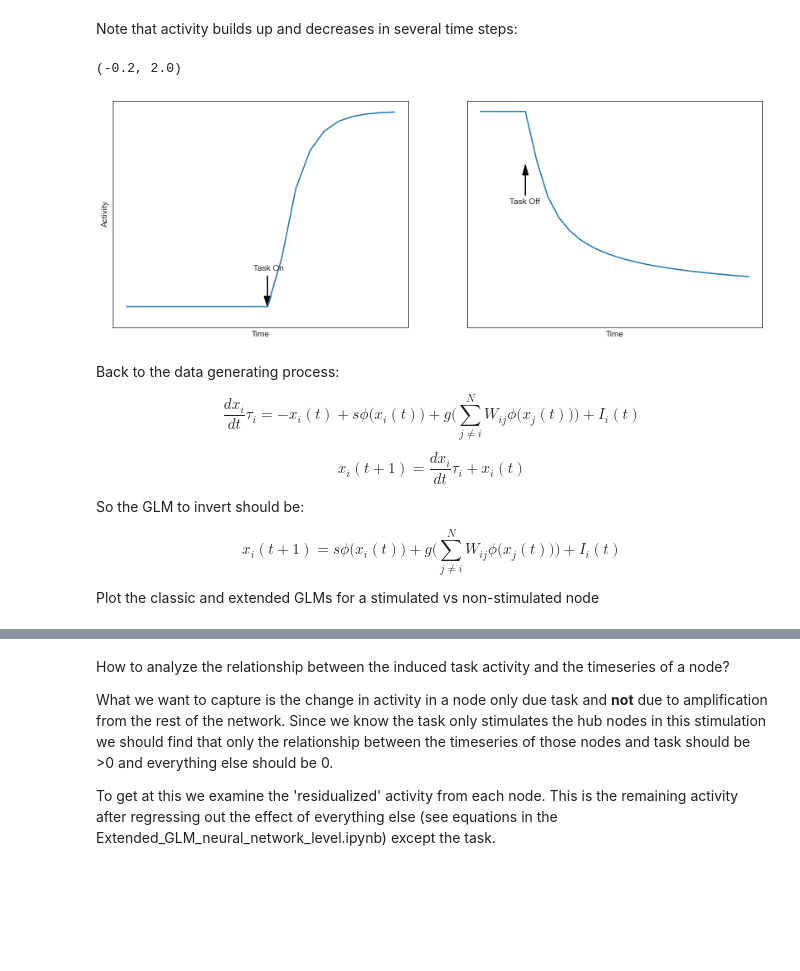
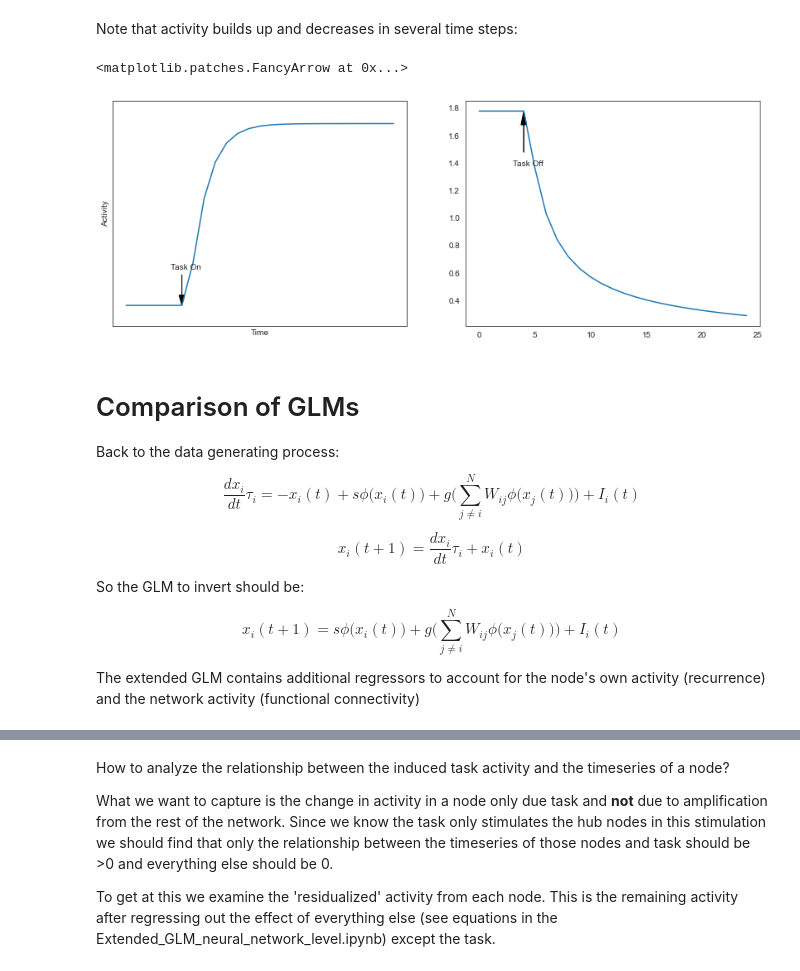
Before and after one commit to zenkavi/NeuralMassModels, a Jupyter notebook: TheoreticalResults/Zenkavi_Simulations/POC_minimal_model.ipynb, the cells around one changed output, grey strips where cells are left out. Cells and saved outputs as stored; diff of their text form; code cells hidden in the pictures; blank space fills up the shorter version.

```diff
--- a/TheoreticalResults/Zenkavi_Simulations/POC_minimal_model.ipynb
+++ b/TheoreticalResults/Zenkavi_Simulations/POC_minimal_model.ipynb
@@ -139,30 +142,38 @@ Note that activity builds up and decreases in several time steps:
 # %%
 plt.rcParams["figure.figsize"][0] = 14
 plt.rcParams["figure.figsize"][1] = 5
 fig, a = plt.subplots(1, 2)
 
+node = 0
+task_on_t = np.where(np.diff(tasktiming) != 0)[0][0]
+task_off_t = np.where(np.diff(tasktiming) != 0)[0][1]
+range_start = 45
+range_end = 70
+plt_ranges = [range(range_start, range_end), range(range_start+50, range_end+50)]
 
-a[0].plot(taskdata[0, 40:60])
-a[0].annotate("Task On", xy=(9, 0.35), xytext=(9, 0.35))
-a[0].arrow(10, 0.3, 0, -0.2, head_width=0.5, head_length=0.1, fc='k', ec='k')
+a[0].plot(taskdata[node, plt_ranges[0]])
+a[0].annotate("Task On", xy=(task_on_t - range_start-1, 0.35), xytext=(task_on_t - range_start-1, 0.35))
+a[0].arrow(task_on_t - range_start, 0.3, 0, -0.2, head_width=0.5, head_length=0.1, fc='k', ec='k')
 a[0].set_xticks([])
 a[0].set_yticks([])
 a[0].set_xlabel("Time")
 a[0].set_ylabel("Activity")
 a[0].set_ylim([-0.2,2])
 
-a[1].plot(taskdata[0, 95:120])
-a[1].annotate("Task Off", xy=(2.6, 1), xytext=(2.6, 1))
-a[1].arrow(4, 1.08, 0, 0.2, head_width=0.5, head_length=0.1, fc='k', ec='k')
-a[1].set_xticks([])
-a[1].set_yticks([])
-a[1].set_xlabel("Time")
-a[1].set_ylabel("")
-a[1].set_ylim([-0.2,2])
+a[1].plot(taskdata[node, plt_ranges[1]])
+a[1].annotate("Task Off", xy=(task_off_t - (range_start+50)-1,  max(taskdata[node]) - .4), xytext=(task_off_t - (range_start+50)-1,  max(taskdata[node]) - .4))
+a[1].arrow(task_off_t - (range_start+50), max(taskdata[node]) - .3, 0, 0.2, head_width=0.5, head_length=0.1, fc='k', ec='k')
+# a[1].set_xticks([])
+# a[1].set_yticks([])
+# a[1].set_xlabel("Time")
+# a[1].set_ylabel("")
+# a[1].set_ylim([-0.2,2])
 # %% [output]
-(-0.2, 2.0)
+<matplotlib.patches.FancyArrow at 0x...>
-[figure, old version]
+[figure, new version]
 # %% [markdown]
+# Comparison of GLMs
+
 Back to the data generating process:
 
 \begin{equation*}
@@ -179,7 +190,7 @@ So the GLM to invert should be:
 x_i(t+1) = s\phi\big(x_i(t)\big) + g\Bigg(\sum_{j\neq i}^{N} W_{ij}\phi\big(x_j(t)\big)\Bigg) + I_i(t)
 \end{equation*}
 
-Plot the classic and extended GLMs for a stimulated vs non-stimulated node
+The extended GLM contains additional regressors to account for the node's own activity (recurrence) and the network activity (functional connectivity)
 # %%
 s = 1
 g = 1
```
Also changed, not shown: parts of 15 cells of this notebook, 1 other file.
